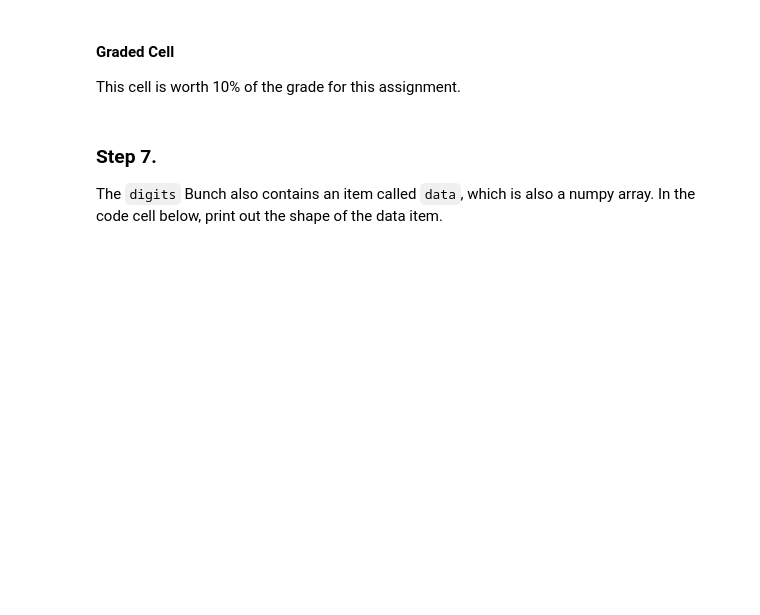
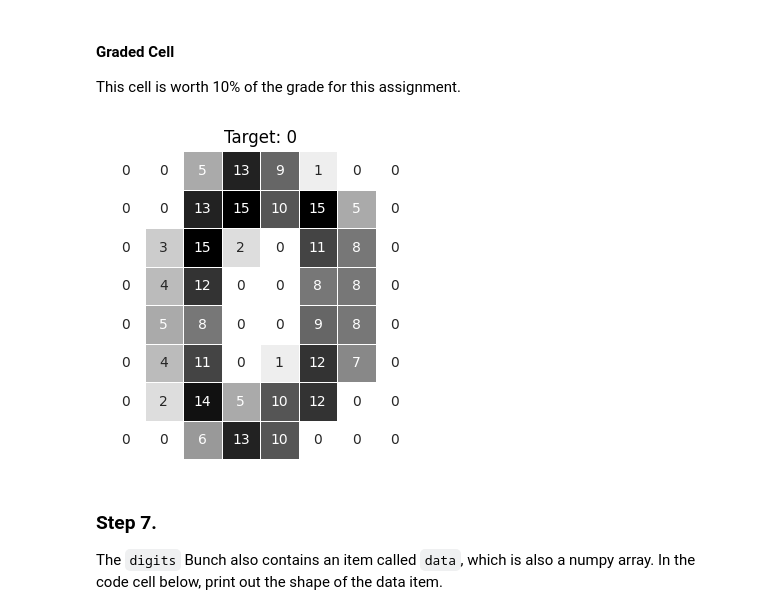
Before and after one commit to Mosizamani/AAI-501, a Jupyter notebook: Assignments/Module 6 Computer Vision Coding Assignment.ipynb, the cells around one changed output. Cells and saved outputs as stored; diff of their text form; code cells hidden in the pictures; blank space fills up the shorter version.

```diff
--- a/Assignments/Module 6 Computer Vision Coding Assignment.ipynb
+++ b/Assignments/Module 6 Computer Vision Coding Assignment.ipynb
@@ -101,6 +144,17 @@ Please use the seaborn heatmap function to display the image in the code cell be
 #### Graded Cell
 
 This cell is worth 10% of the grade for this assignment.
+# %%
+import seaborn as sns
+import matplotlib.pyplot as plt
+
+plt.figure(figsize=(4, 4))
+sns.heatmap(images[0], annot=True, cmap='binary', cbar=False, square=True, linewidths=0.5)
+plt.title(f'Target: {target[0]}')
+plt.axis('off')
+plt.show()
+# %% [output]
+[figure, added]
 # %% [markdown]
 ### Step 7.
 
```
Also changed, not shown: parts of 8 cells of this notebook.
